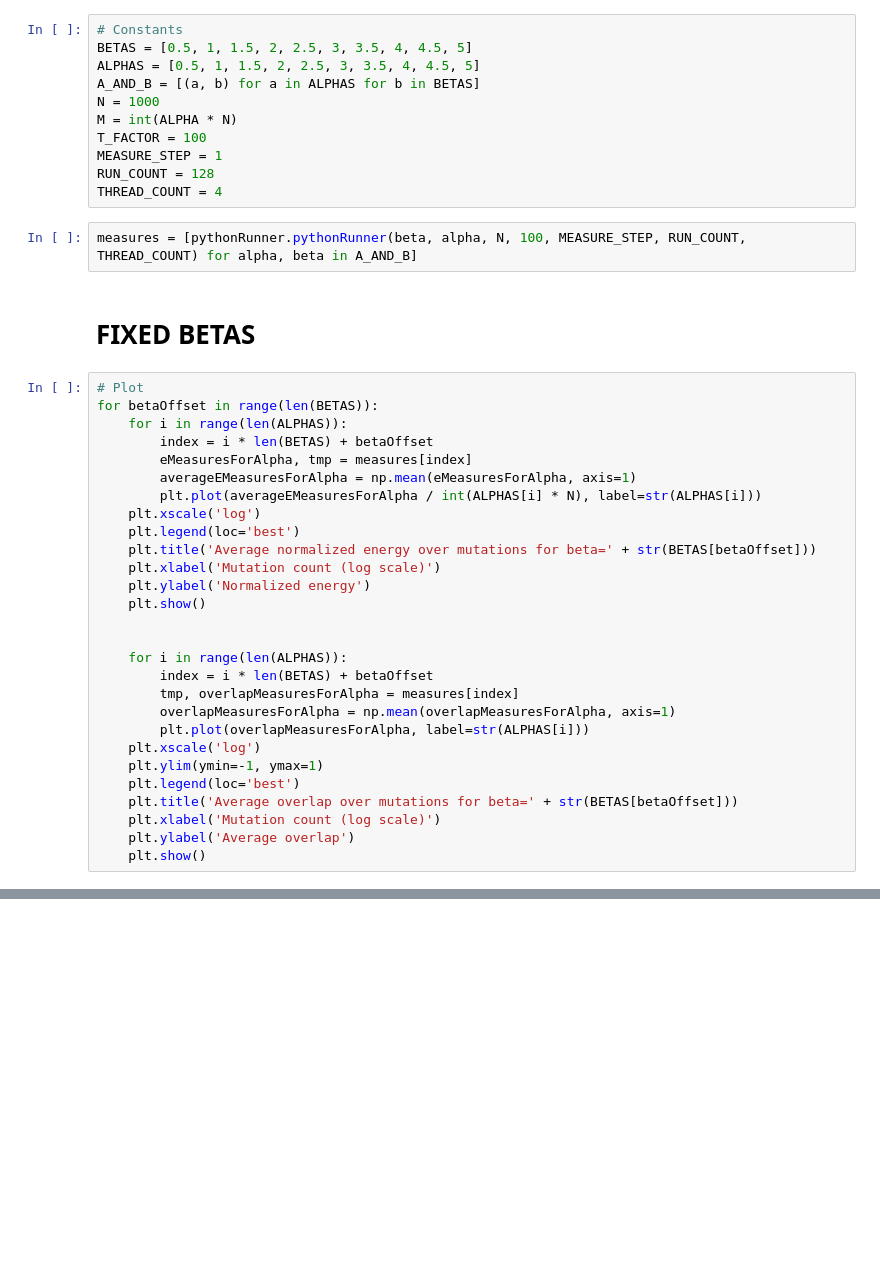
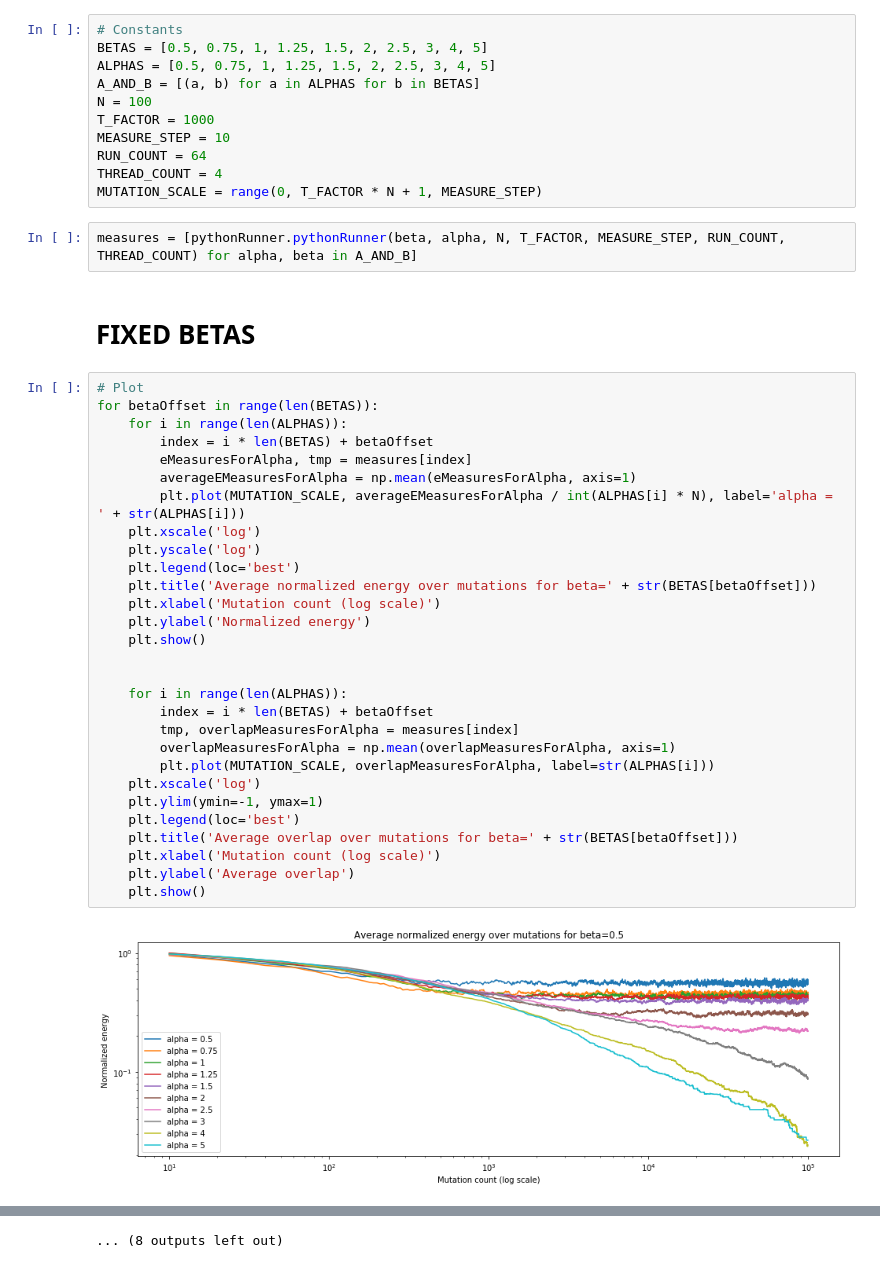
Before and after one commit to njroussel/SimulatedAnnealing, a Jupyter notebook: Eploration.ipynb, the cells around one changed output, grey strips where cells are left out. Cells and saved outputs as stored; diff of their text form; blank space fills up the shorter version.

```diff
--- a/Eploration.ipynb
+++ b/Eploration.ipynb
@@ -8,44 +8,47 @@ import numpy as np
 plt.rcParams["figure.figsize"] = (16, 5)
 # %%
 # Constants
-BETAS = [0.5, 1, 1.5, 2, 2.5, 3, 3.5, 4, 4.5, 5]
-ALPHAS = [0.5, 1, 1.5, 2, 2.5, 3, 3.5, 4, 4.5, 5]
+BETAS = [0.5, 0.75, 1, 1.25, 1.5, 2, 2.5, 3, 4, 5]
+ALPHAS = [0.5, 0.75, 1, 1.25, 1.5, 2, 2.5, 3, 4, 5]
 A_AND_B = [(a, b) for a in ALPHAS for b in BETAS]
-N = 1000
-M = int(ALPHA * N)
-T_FACTOR = 100
-MEASURE_STEP = 1
-RUN_COUNT = 128
+N = 100
+T_FACTOR = 1000
+MEASURE_STEP = 10
+RUN_COUNT = 64
 THREAD_COUNT = 4
+MUTATION_SCALE = range(0, T_FACTOR * N + 1, MEASURE_STEP)
 # %%
-measures = [pythonRunner.pythonRunner(beta, alpha, N, 100, MEASURE_STEP, RUN_COUNT, THREAD_COUNT) for alpha, beta in A_AND_B]
+measures = [pythonRunner.pythonRunner(beta, alpha, N, T_FACTOR, MEASURE_STEP, RUN_COUNT, THREAD_COUNT) for alpha, beta in A_AND_B]
 # %% [markdown]
 # FIXED BETAS
 # %%
 # Plot
 for betaOffset in range(len(BETAS)):
     for i in range(len(ALPHAS)):
         index = i * len(BETAS) + betaOffset
         eMeasuresForAlpha, tmp = measures[index]
         averageEMeasuresForAlpha = np.mean(eMeasuresForAlpha, axis=1)
-        plt.plot(averageEMeasuresForAlpha / int(ALPHAS[i] * N), label=str(ALPHAS[i]))
+        plt.plot(MUTATION_SCALE, averageEMeasuresForAlpha / int(ALPHAS[i] * N), label='alpha = ' + str(ALPHAS[i]))
     plt.xscale('log')
+    plt.yscale('log')
     plt.legend(loc='best')
     plt.title('Average normalized energy over mutations for beta=' + str(BETAS[betaOffset]))
     plt.xlabel('Mutation count (log scale)')
     plt.ylabel('Normalized energy')
     plt.show()
 
 
     for i in range(len(ALPHAS)):
         index = i * len(BETAS) + betaOffset
         tmp, overlapMeasuresForAlpha = measures[index]
         overlapMeasuresForAlpha = np.mean(overlapMeasuresForAlpha, axis=1)
-        plt.plot(overlapMeasuresForAlpha, label=str(ALPHAS[i]))
+        plt.plot(MUTATION_SCALE, overlapMeasuresForAlpha, label=str(ALPHAS[i]))
     plt.xscale('log')
     plt.ylim(ymin=-1, ymax=1)
     plt.legend(loc='best')
     plt.title('Average overlap over mutations for beta=' + str(BETAS[betaOffset]))
     plt.xlabel('Mutation count (log scale)')
     plt.ylabel('Average overlap')
     plt.show()
+# %% [output]
+[figure, added]
@@ -51,0 +66 @@ for betaOffset in range(len(BETAS)):
+... (8 outputs left out)
```
Also changed, not shown: parts of 1 cell of this notebook, 2 other files.
